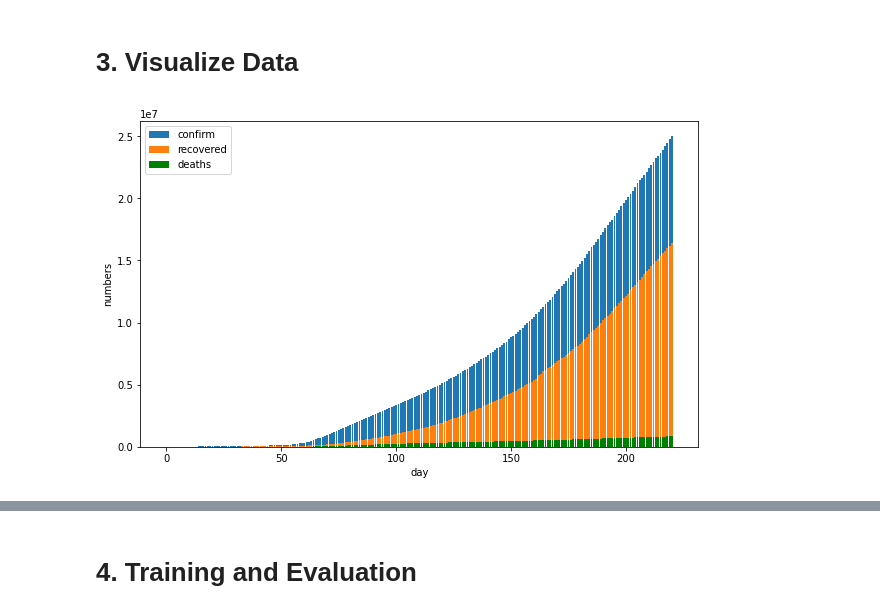
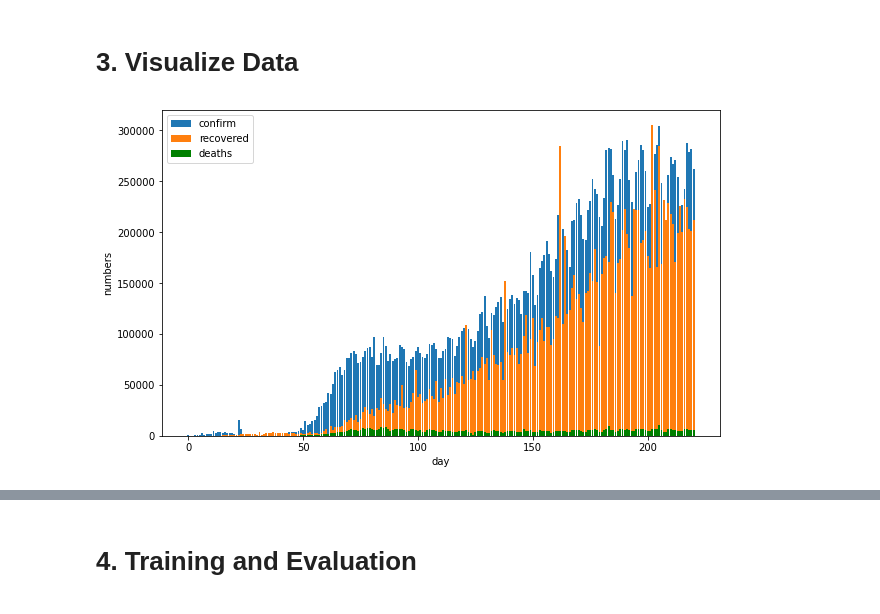
Before and after one commit to liamhieuvu/covid-prediction, a Jupyter notebook: time_dependent_sir_model.ipynb, the cells around one changed output, grey strips where cells are left out. Saved outputs shown, nothing was run; the diff lists cells and outputs as text; code cells hidden in the pictures.

Commit message:
Add visualization to SIR model
Signed-off-by: Hieu Vu <hieutrgvu@gmail.com>

```diff
--- a/time-dependent-sir-model.ipynb
+++ b/time_dependent_sir_model.ipynb
@@ -319,7 +318,41 @@ def getDataAll(df):
   return tmp.values, tmp.index.to_numpy()
 
 def getNewCaseAll(df):
-  tmp = getDataAll(df)
+  tmp, days = getDataAll(df)
+  tmp = tmp - shift(tmp, 1)
+  tmp[tmp < 0] = 0
+  return tmp, days
+
+def getNewCaseFormCountry(df, nameCountry, fromTime="1/22/20", toTime="8/25/20"):
+  tmp, days = getDataFromCountry(df, nameCountry, fromTime, toTime)
+  tmp = tmp - shift(tmp, 1)
+  tmp[tmp < 0] = 0
+  return tmp, days
+
+def getNewCaseFormContient(df, nameCountry, fromTime="1/22/20", toTime="8/25/20"):
+  tmp, days = getDataFromContinent(df, nameCountry, fromTime, toTime)
+  tmp = tmp - shift(tmp, 1)
+  tmp[tmp < 0] = 0
+  return tmp, days
+def getAveragedNewCaseFormCountry(df, nameCountry, fromTime="1/22/20", toTime="8/25/20"):
+  tmp, days = getNewCaseFormCountry(df, nameCountry, fromTime, toTime)
+  for i in range(0, len(tmp)):
+    min_ = i if i <= 3 else i - 3
+    max_ = len(tmp) if i >= len(tmp) else i + 4
+    tmp[i] = np.sum(tmp[min_ : max_])/len(tmp[min_ : max_])
+  return tmp, days
+
+def getAveraged7Days(data):
+  tmp = copy.deepcopy(data)
+  for i in range(0, len(tmp)):
+    min_ = i if i <= 3 else i - 3
+    max_ = len(tmp) if i >= len(tmp) else i + 4
+    tmp[i] = np.sum(tmp[min_ : max_])/len(tmp[min_ : max_])
+  return tmp
+def gaussian(x, mu, sig):
+    return np.exp(-np.power(x - mu, 2.) / (2 * np.power(sig, 2.)))
+def exponential(x, lam):
+  return lam*np.exp(-np.power(x, lam))
 
 # print(getDataAll(df_confirmed))
 # print(getDataFromCountry(df_confirmed, "Brazil"))
@@ -327,18 +360,18 @@ def getNewCaseAll(df):
 # %% [markdown]
 # **3. Visualize Data**
 # %%
-world_data = [getDataAll(df_confirmed), getDataAll(df_deaths), getDataAll(df_recovered)]
+world_data = [getNewCaseAll(df_confirmed), getNewCaseAll(df_deaths), getNewCaseAll(df_recovered)]
 days = world_data[0][1]
 x_ = np.linspace(0, len(days) - 1, len(days))
 
 plt.figure(figsize = (10, 6))
 plt.bar(x_, world_data[0][0], label='confirm')
 plt.bar(x_, world_data[2][0], label='recovered')
 plt.bar(x_, world_data[1][0], label='deaths', color='green')
 plt.xlabel('day')
 plt.ylabel('numbers')
 # plt.xticks(list(np.arange(0,len(days),int(len(days)/5))),days[:-1:int(len(days)/5)]+[days[-1]])
 plt.legend()
 plt.show()
 # %% [output]
-[figure, old version]
+[figure, new version]
```
Also changed, not shown: parts of 12 cells of this notebook.
